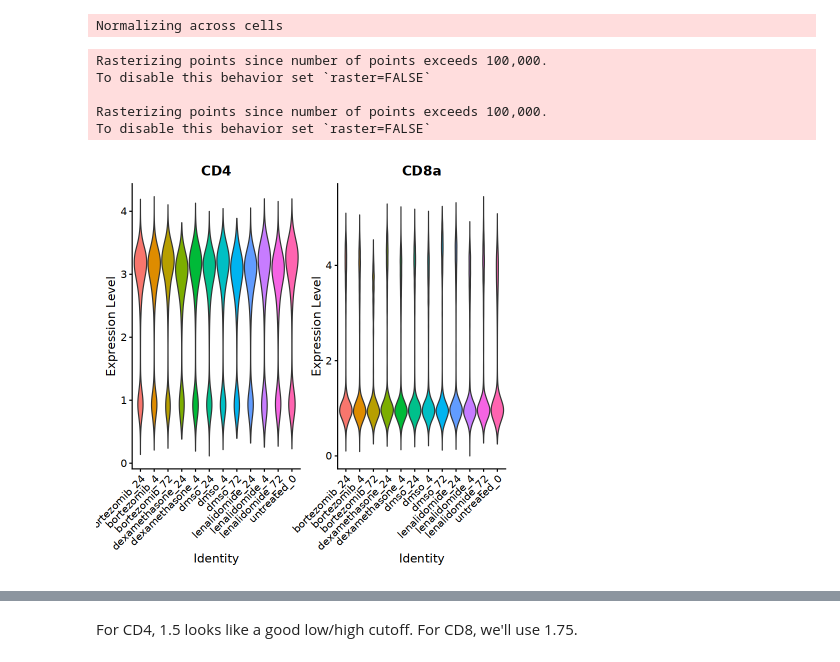
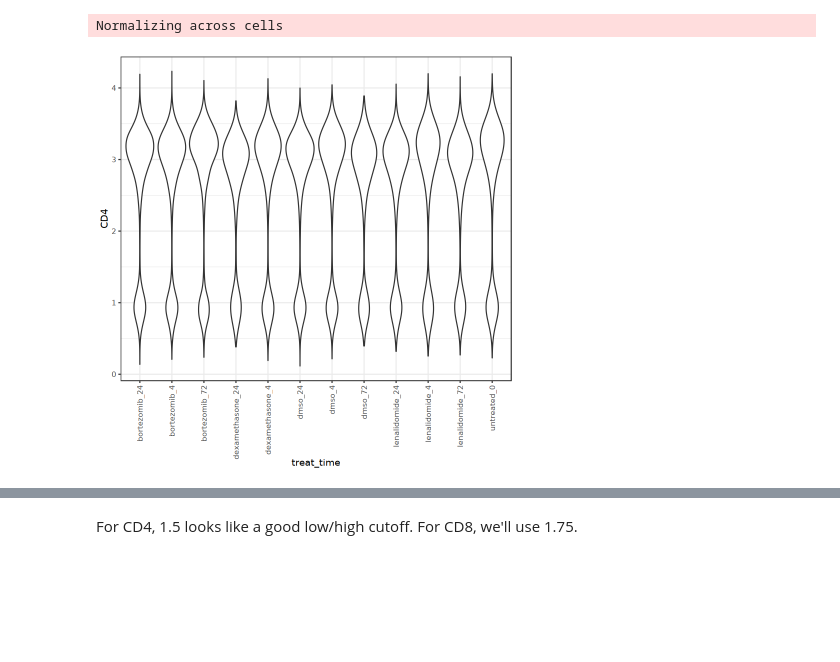
Before and after one commit to aifimmunology/repro-vrd-tea-seq, a Jupyter notebook: 00-cell-filtering/04-R_t_cell_class_filtering.ipynb, the cells around one changed output, grey strips where cells are left out. Cells and saved outputs as stored; diff of their text form; code cells hidden in the pictures; blank space fills up the shorter version.

```diff
--- a/00-cell-filtering/04-R_t_cell_class_filtering.ipynb
+++ b/00-cell-filtering/04-R_t_cell_class_filtering.ipynb
@@ -59,7 +59,7 @@ fres <- hise::cacheFiles(
 )
 # %%
 filtered_meta_uuid <- list(
-   "f3db110d-4d9f-45d6-bbf7-02957f23a81e"
+   "54d1ee54-3617-44ea-8c08-68f2ba8ef8c8"
 )
 # %%
 fres <- hise::cacheFiles(
@@ -165,5 +163,7 @@ DotPlot(
 # %% [markdown]
 Compute fractions > 0 per cluster to use for filtering
 # %%
-marker_mat <- so[["RNA"]]@counts[markers,]
+marker_mat <- so[["RNA"]]@layers$counts[match(markers, rownames(so)),]
+rownames(marker_mat) <- markers
+colnames(marker_mat) <- colnames(so)
 clusters <- so@meta.data$seurat_clusters
@@ -267,17 +279,20 @@ so <- NormalizeData(
 Normalizing across cells
 # %%
 so$treat_time <- paste0(so$treatment, "_", so$timepoint)
-# %%
-VlnPlot(
-    so,
-    features = c("CD4", "CD8a"),
-    group.by = "treat_time",
-    pt.size = 0
-)
-# %% [output]
-Rasterizing points since number of points exceeds 100,000.
-To disable this behavior set `raster=FALSE`
-
-Rasterizing points since number of points exceeds 100,000.
-To disable this behavior set `raster=FALSE`
-[figure, removed]
+# %%
+plot_data <- data.frame(
+    treat_time = so$treat_time,
+    CD4 = so[["ADT"]]@data[match("CD4", rownames(so)),],
+    CD8a = so[["ADT"]]@data[match("CD8a", rownames(so)),]
+)
+# %%
+ggplot() +
+  geom_violin(
+      data = plot_data,
+      aes(x = treat_time,
+          y = CD4)
+  ) +
+  theme_bw() +
+  theme(axis.text.x = element_text(angle = 90, hjust = 1, vjust = 0.5))
+# %% [output]
+[figure, added]
```
Also changed, not shown: parts of 18 cells of this notebook, 4 other files.
